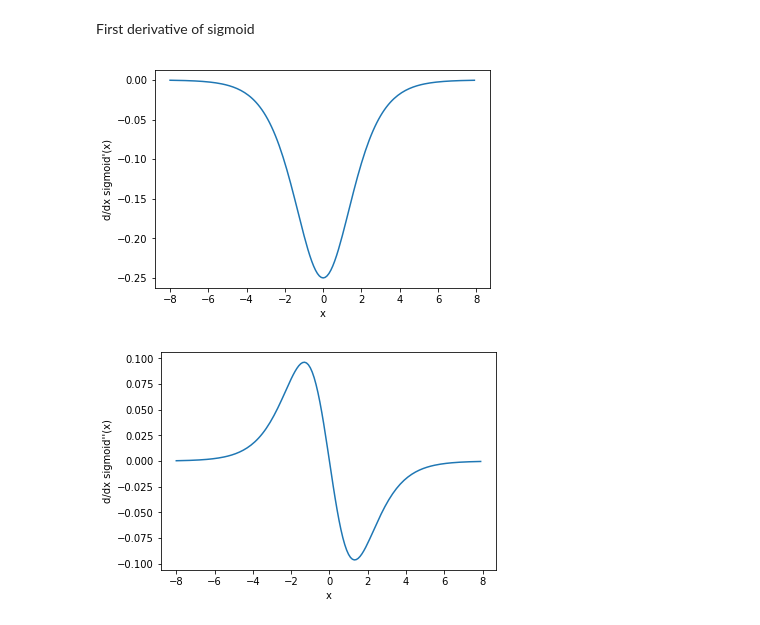
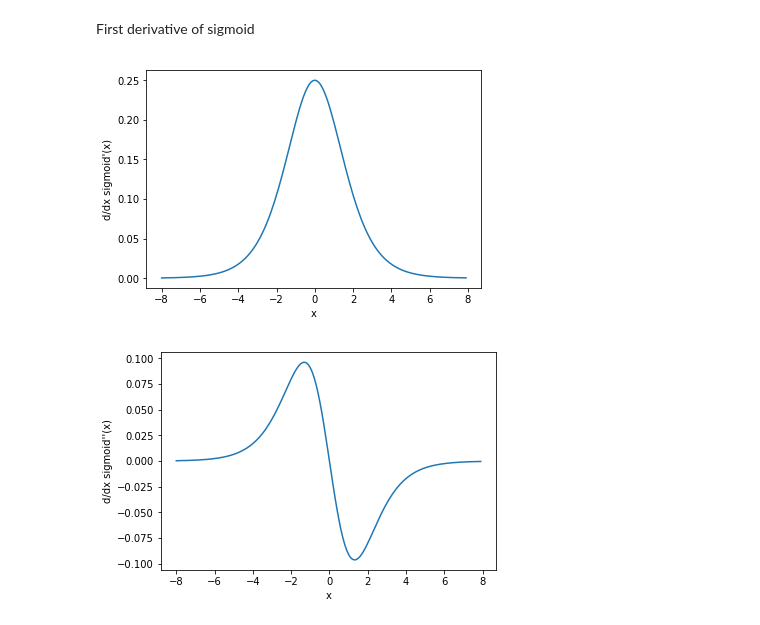
Before and after one commit to suizo12/TSM_DeLearn, a Jupyter notebook: work02/sigmoid.ipynb, the cells around one changed output. Saved outputs shown, nothing was run; the diff lists cells and outputs as text; code cells hidden in the pictures.

Commit message:
added images

```diff
--- a/work02/sigmoid.ipynb
+++ b/work02/sigmoid.ipynb
@@ -17,13 +17,13 @@ plt.show()
 First derivative of sigmoid
 # %%
 
-d1_f = -(np.exp(-x) / (1 + np.exp(-x))**2)
+d1_f = (np.exp(-x) / (1 + np.exp(-x))**2)
 plt.plot(x, d1_f)
 plt.xlabel('x')
 plt.ylabel('d/dx sigmoid\'(x)')
 plt.show()
 # %% [output]
-[figure, old version]
+[figure, new version]
 # %%
 d2_f = -(((np.exp(x) - 1)*np.exp(x)) / (1 + np.exp(x))**3)
 plt.plot(x, d2_f)
```
Also changed, not shown: parts of 3 cells of this notebook, 18 other files.
